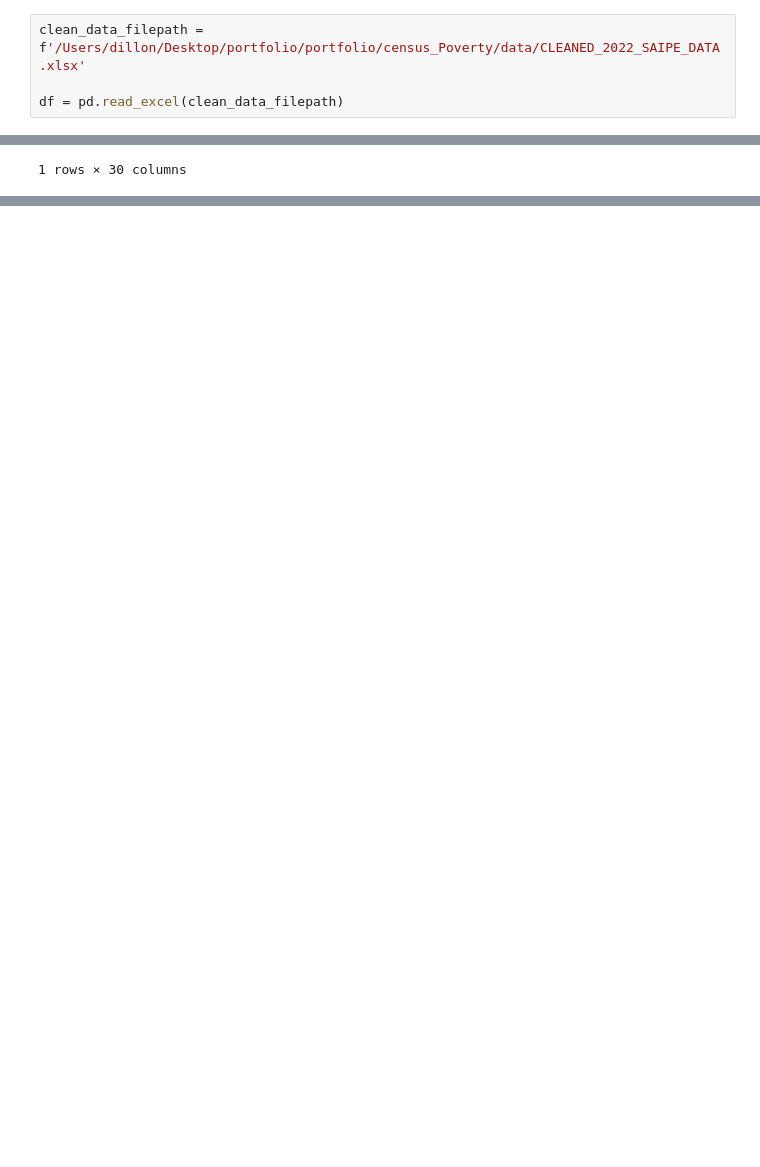
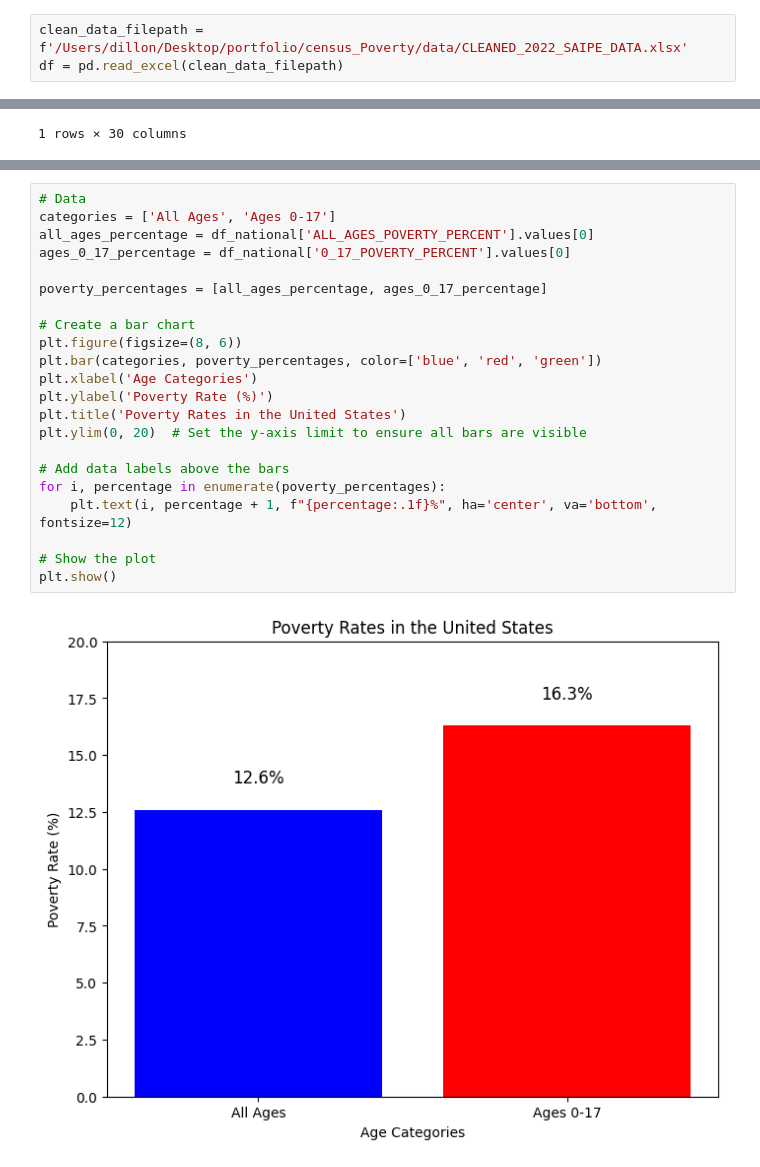
Before and after one commit to dillon-shearer/portfolio, a Jupyter notebook: census_Poverty/3_data_Visualization_and_Exploration.ipynb, the cells around one changed output, grey strips where cells are left out. Drawn from its saved outputs; the diff is of its cells as text; blank space fills up the shorter version.

Commit message:
update national eda - continue at state

```diff
--- a/census_Poverty/3_data_Visualization_and_Exploration.ipynb
+++ b/census_Poverty/3_data_Visualization_and_Exploration.ipynb
@@ -5,8 +7,7 @@ import pandas as pd
 # %% [markdown]
 ##### Load dataframe with clean data
 # %%
-clean_data_filepath = f'/Users/dillon/Desktop/portfolio/portfolio/census_Poverty/data/CLEANED_2022_SAIPE_DATA.xlsx'
-
+clean_data_filepath = f'/Users/dillon/Desktop/portfolio/census_Poverty/data/CLEANED_2022_SAIPE_DATA.xlsx'
 df = pd.read_excel(clean_data_filepath)
 # %% [markdown]
 ##### Check data
@@ -34,0 +56,24 @@ df_national.head()
+# %%
+# Data
+categories = ['All Ages', 'Ages 0-17']
+all_ages_percentage = df_national['ALL_AGES_POVERTY_PERCENT'].values[0]
+ages_0_17_percentage = df_national['0_17_POVERTY_PERCENT'].values[0]
+
+poverty_percentages = [all_ages_percentage, ages_0_17_percentage]
+
+# Create a bar chart
+plt.figure(figsize=(8, 6))
+plt.bar(categories, poverty_percentages, color=['blue', 'red', 'green'])
+plt.xlabel('Age Categories')
+plt.ylabel('Poverty Rate (%)')
+plt.title('Poverty Rates in the United States')
+plt.ylim(0, 20)  # Set the y-axis limit to ensure all bars are visible
+
+# Add data labels above the bars
+for i, percentage in enumerate(poverty_percentages):
+    plt.text(i, percentage + 1, f"{percentage:.1f}%", ha='center', va='bottom', fontsize=12)
+
+# Show the plot
+plt.show()
+# %% [output]
+[figure, added]
```
Also changed, not shown: parts of 4 cells of this notebook, 3 other files.
